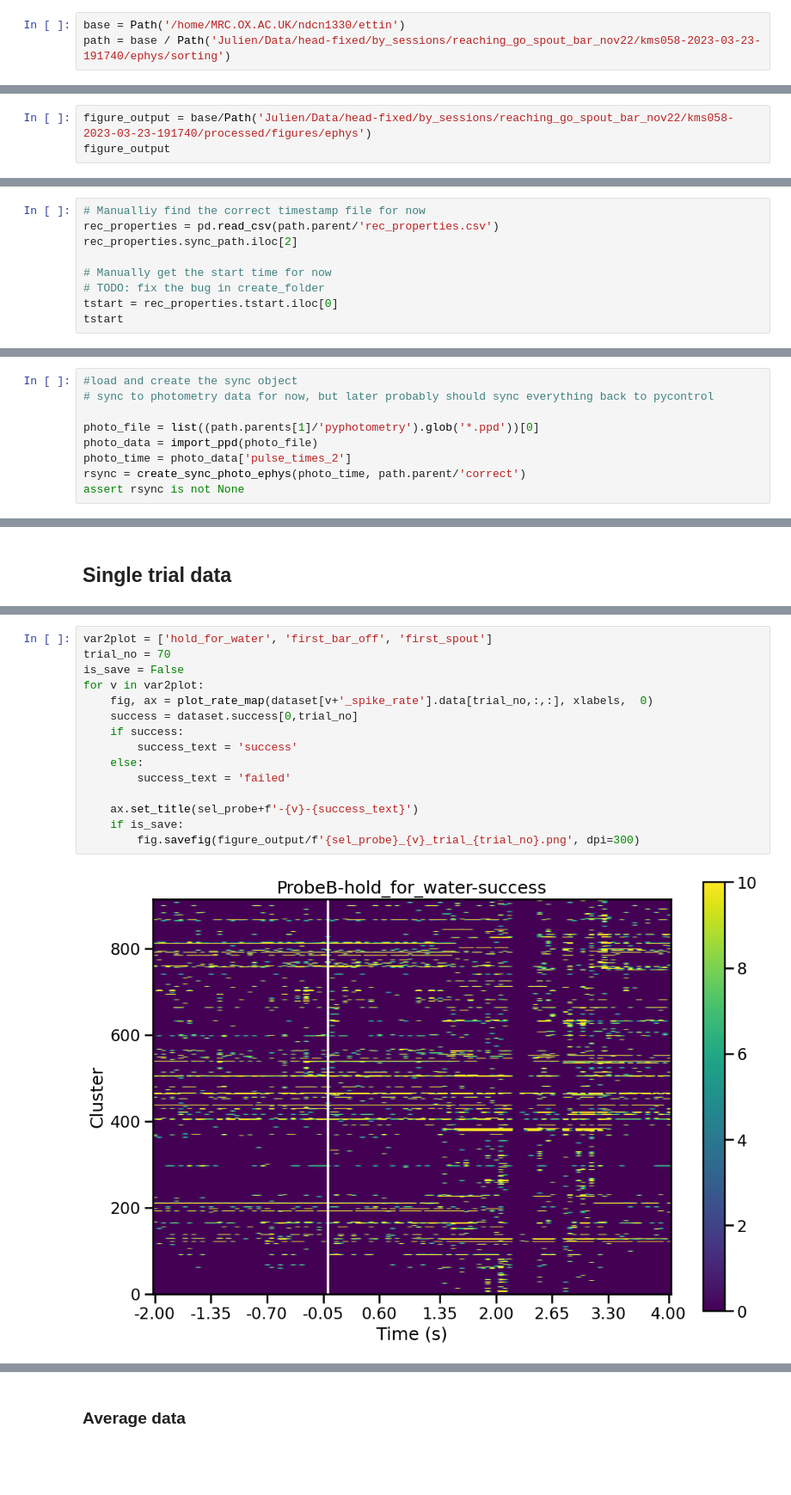
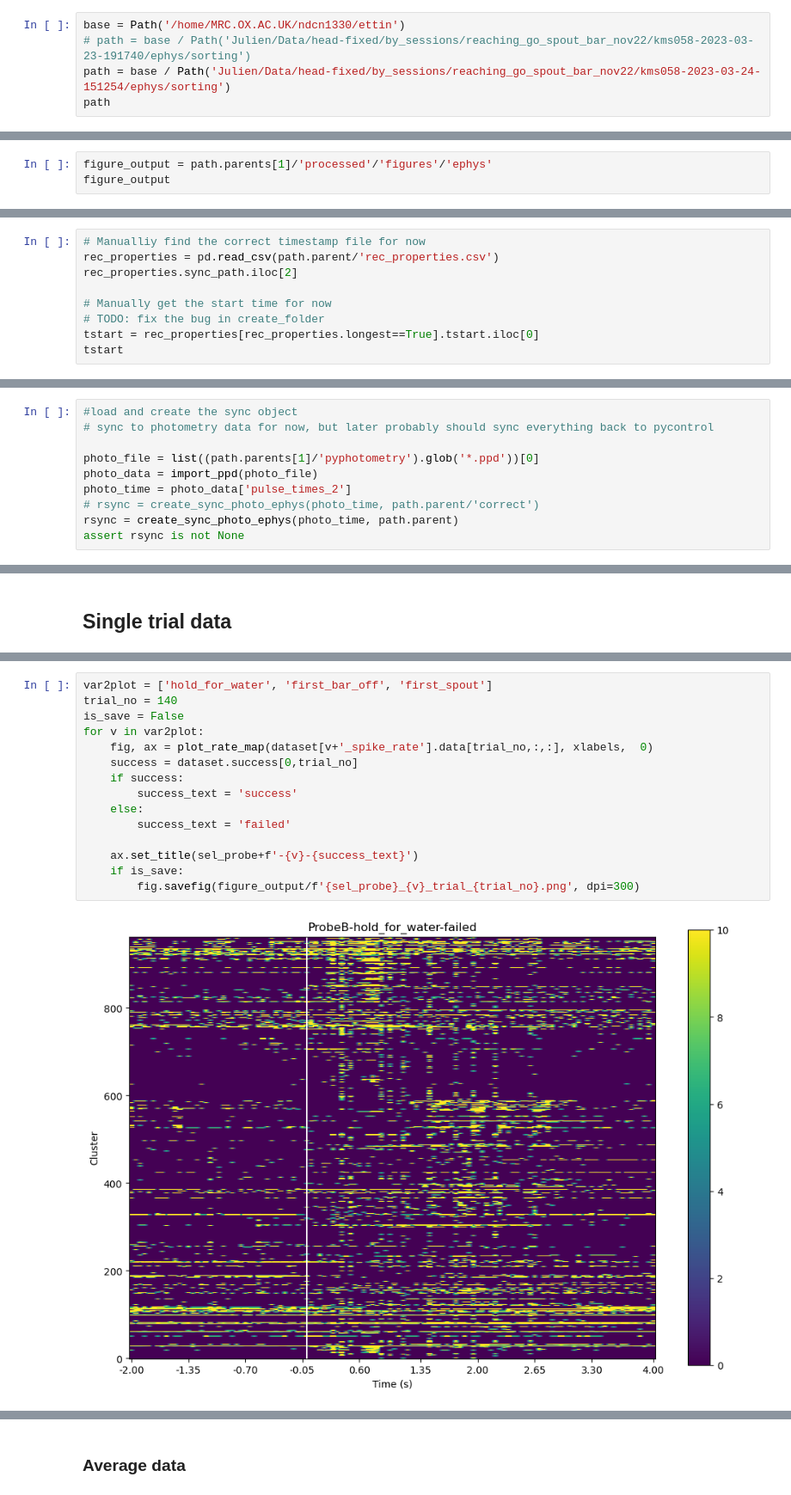
Before and after one commit to Magill-ASAP-team/trialexp, a Jupyter notebook: notebooks/workflow/Spike sync.ipynb, the cells around one changed output, grey strips where cells are left out. Shown at 86% size. Drawn from its saved outputs; the diff is of its cells as text; blank space fills up the shorter version.

Commit message:
switch to use a better session

```diff
--- a/notebooks/workflow/Spike sync.ipynb
+++ b/notebooks/workflow/Spike sync.ipynb
@@ -23,4 +23,6 @@ from mpl_toolkits.axes_grid1 import make_axes_locatable
 sel_probe = 'ProbeB'
 # %%
 base = Path('/home/MRC.OX.AC.UK/ndcn1330/ettin')
-path = base / Path('Julien/Data/head-fixed/by_sessions/reaching_go_spout_bar_nov22/kms058-2023-03-23-191740/ephys/sorting')
+# path = base / Path('Julien/Data/head-fixed/by_sessions/reaching_go_spout_bar_nov22/kms058-2023-03-23-191740/ephys/sorting')
+path = base / Path('Julien/Data/head-fixed/by_sessions/reaching_go_spout_bar_nov22/kms058-2023-03-24-151254/ephys/sorting')
+path
@@ -27,4 +35,4 @@ path = base / Path('Julien/Data/head-fixed/by_sessions/reaching_go_spout_bar_nov
 # %%
-figure_output = base/Path('Julien/Data/head-fixed/by_sessions/reaching_go_spout_bar_nov22/kms058-2023-03-23-191740/processed/figures/ephys')
+figure_output = path.parents[1]/'processed'/'figures'/'ephys'
 figure_output
 # %% [output]
@@ -36,6 +44,6 @@ rec_properties.sync_path.iloc[2]
 
 # Manually get the start time for now
 # TODO: fix the bug in create_folder
-tstart = rec_properties.tstart.iloc[0]
+tstart = rec_properties[rec_properties.longest==True].tstart.iloc[0]
 tstart
 # %% [output]
@@ -69,7 +77,8 @@ channel_idx = np.argmax(peak_amp, axis=1)
 photo_file = list((path.parents[1]/'pyphotometry').glob('*.ppd'))[0]
 photo_data = import_ppd(photo_file)
 photo_time = photo_data['pulse_times_2']
-rsync = create_sync_photo_ephys(photo_time, path.parent/'correct')
+# rsync = create_sync_photo_ephys(photo_time, path.parent/'correct')
+rsync = create_sync_photo_ephys(photo_time, path.parent)
 assert rsync is not None
 # %%
 #load the spike extractor
@@ -225,17 +234,17 @@ plt.plot(channel_idx)
 # %%
 var2plot = ['hold_for_water', 'first_bar_off', 'first_spout']
-trial_no = 70
+trial_no = 140
 is_save = False
 for v in var2plot:
     fig, ax = plot_rate_map(dataset[v+'_spike_rate'].data[trial_no,:,:], xlabels,  0)
     success = dataset.success[0,trial_no]
     if success:
         success_text = 'success'
     else:
         success_text = 'failed'
 
     ax.set_title(sel_probe+f'-{v}-{success_text}')
     if is_save:
         fig.savefig(figure_output/f'{sel_probe}_{v}_trial_{trial_no}.png', dpi=300)
 # %% [output]
-[figure, old version]
+[figure, new version]
```
Also changed, not shown: parts of 14 cells of this notebook.
